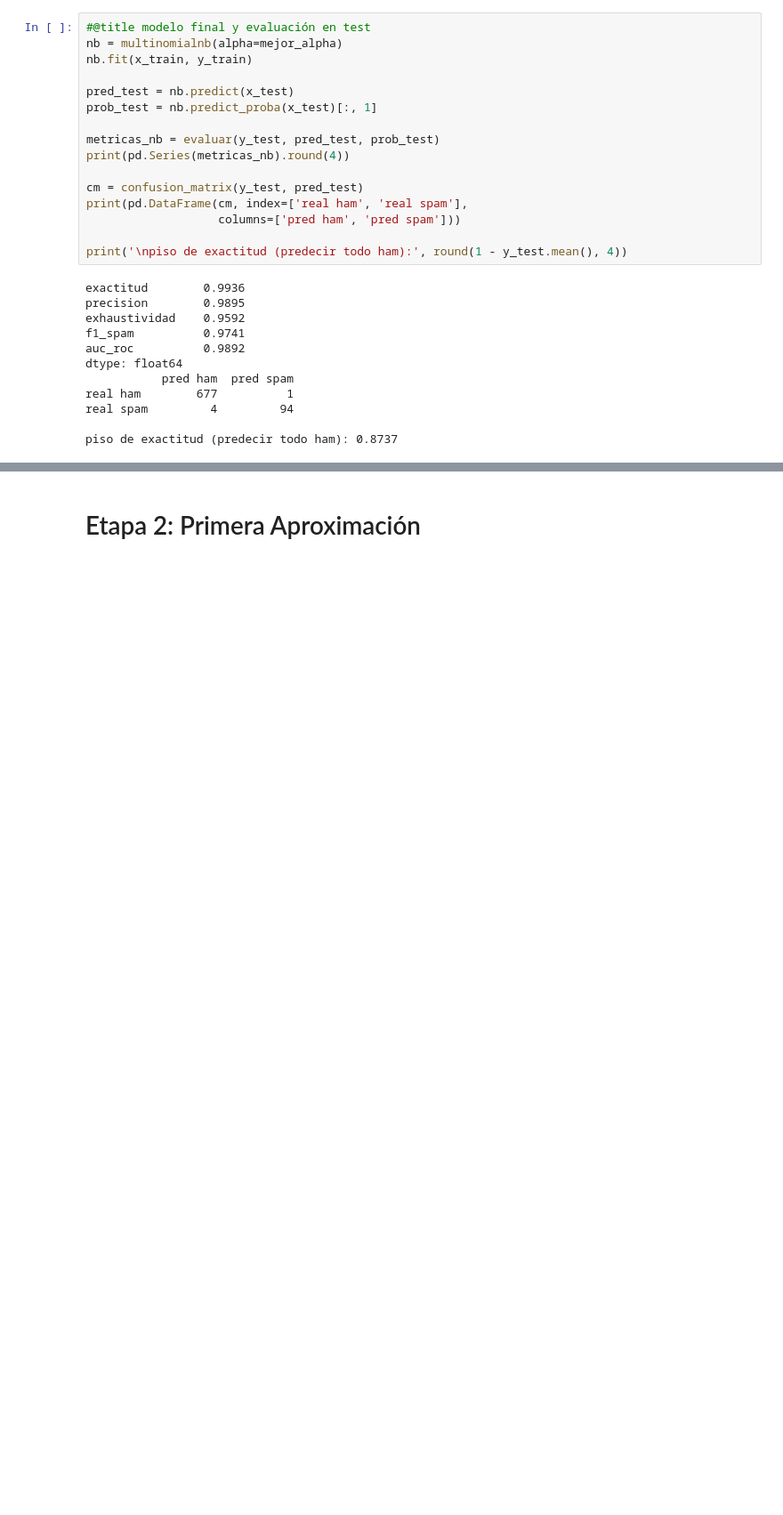
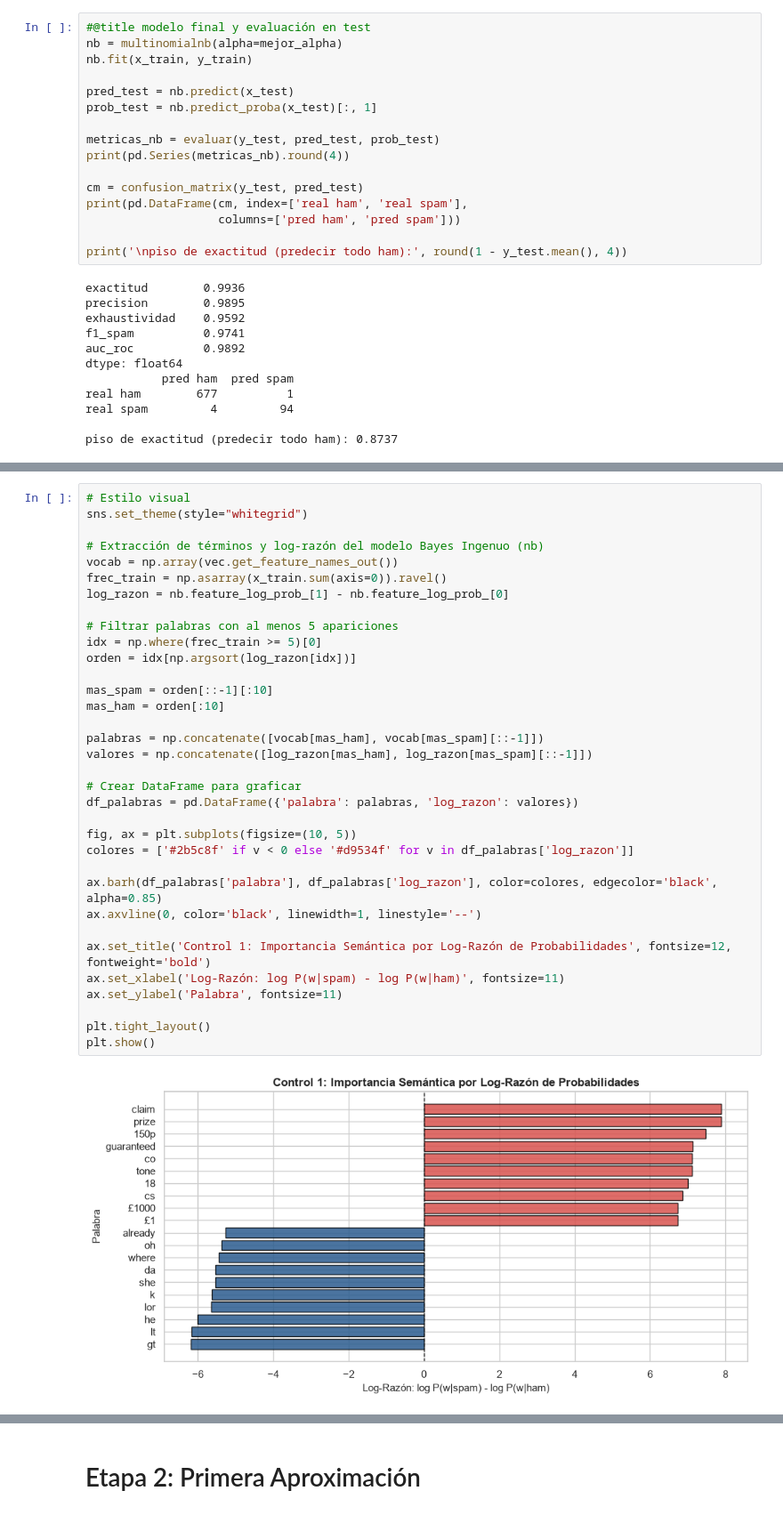
Before and after one commit to kao05/SpamAnalysis-TextMining, a Jupyter notebook: Project.ipynb, the cells around one changed output, grey strips where cells are left out. Shown at 89% size. Cells and saved outputs as stored; diff of their text form; blank space fills up the shorter version.

```diff
--- a/Project.ipynb
+++ b/Project.ipynb
@@ -277,3 +296,39 @@ guaranteed      7.136          33
   happy     -5.145          65
    said     -5.065          60
   doing     -5.014          57
+# %%
+# Estilo visual
+sns.set_theme(style="whitegrid")
+
+# Extracción de términos y log-razón del modelo Bayes Ingenuo (nb)
+vocab = np.array(vec.get_feature_names_out())
+frec_train = np.asarray(x_train.sum(axis=0)).ravel()
+log_razon = nb.feature_log_prob_[1] - nb.feature_log_prob_[0]
+
+# Filtrar palabras con al menos 5 apariciones
+idx = np.where(frec_train >= 5)[0]
+orden = idx[np.argsort(log_razon[idx])]
+
+mas_spam = orden[::-1][:10]
+mas_ham = orden[:10]
+
+palabras = np.concatenate([vocab[mas_ham], vocab[mas_spam][::-1]])
+valores = np.concatenate([log_razon[mas_ham], log_razon[mas_spam][::-1]])
+
+# Crear DataFrame para graficar
+df_palabras = pd.DataFrame({'palabra': palabras, 'log_razon': valores})
+
+fig, ax = plt.subplots(figsize=(10, 5))
+colores = ['#2b5c8f' if v < 0 else '#d9534f' for v in df_palabras['log_razon']]
+
+ax.barh(df_palabras['palabra'], df_palabras['log_razon'], color=colores, edgecolor='black', alpha=0.85)
+ax.axvline(0, color='black', linewidth=1, linestyle='--')
+
+ax.set_title('Control 1: Importancia Semántica por Log-Razón de Probabilidades', fontsize=12, fontweight='bold')
+ax.set_xlabel('Log-Razón: log P(w|spam) - log P(w|ham)', fontsize=11)
+ax.set_ylabel('Palabra', fontsize=11)
+
+plt.tight_layout()
+plt.show()
+# %% [output]
+[figure, added]
```
Also changed, not shown: parts of 19 cells of this notebook, 1 other file.
